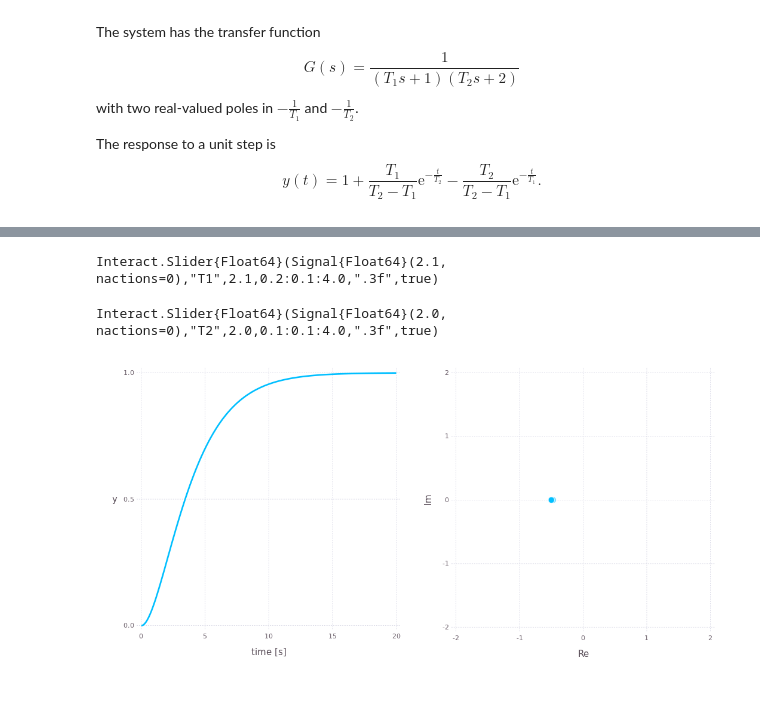
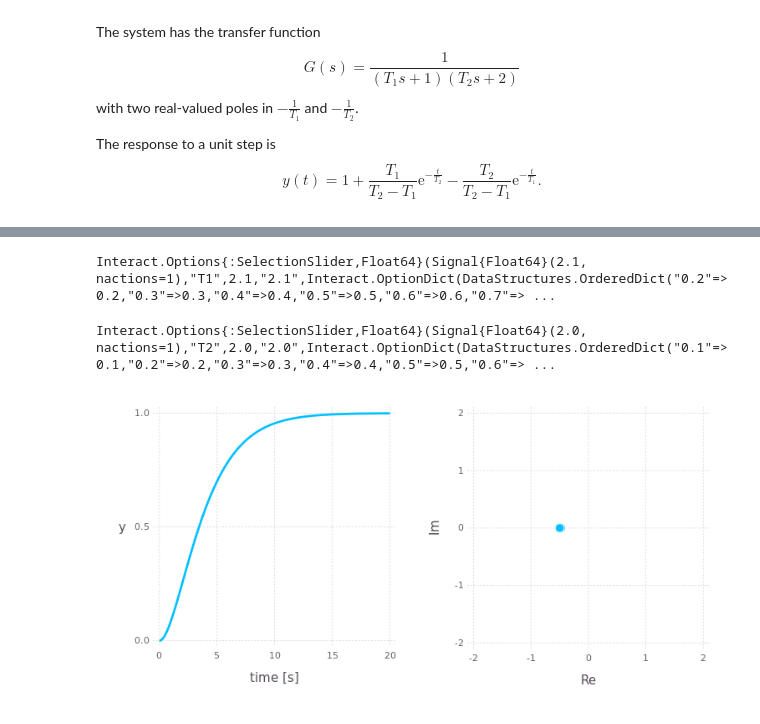
Before and after one commit to alfkjartan/ingenieria-de-control, a Jupyter notebook: notebooks/Second-order-step-response-overdamped.ipynb, the cells around one changed output, grey strips where cells are left out. Cells and saved outputs as stored; diff of their text form; code cells hidden in the pictures.

```diff
--- a/notebooks/Second-order-step-response-overdamped.ipynb
+++ b/notebooks/Second-order-step-response-overdamped.ipynb
@@ -30,24 +33,24 @@ before the new definition.
 # %%
-set_default_plot_size(28cm, 14cm)
+set_default_plot_size(20cm, 10cm)
 
 N = 1200; # Number of samples
 
 t = collect(linspace(0, 20, N)); # 60 values per second
 
 # The input step
 u = ones(N);
 
 @manipulate for T1 in 0.2:0.1:4.0, T2 in 0.1:0.1:4.0
     G = minreal(zpk([], [-1/T1, -1/T2], 1/T1/T2));
     yr, t_out, x = lsim(G, u, t);
     stp = plot(x=t, y=yr, Geom.line, Guide.xlabel("time [s]"), Guide.ylabel("y"), style(line_width=2pt))
     pp = plot(x = [-1/T1, -1/T2], y=[0,0], Geom.point, style(default_point_size=4pt),
     Guide.xlabel("Re"), Guide.ylabel("Im"),
     Coord.cartesian(xmin=-2, xmax=2, ymin=-2, ymax=2, aspect_ratio=1))
     fig1 = hstack(stp, pp)
 
 end
 # %% [output]
-Interact.Slider{Float64}(Signal{Float64}(2.1, nactions=0),"T1",2.1,0.2:0.1:4.0,".3f",true)
+Interact.Options{:SelectionSlider,Float64}(Signal{Float64}(2.1, nactions=1),"T1",2.1,"2.1",Interact.OptionDict(DataStructures.OrderedDict("0.2"=>0.2,"0.3"=>0.3,"0.4"=>0.4,"0.5"=>0.5,"0.6"=>0.6,"0.7"=> ...
-Interact.Slider{Float64}(Signal{Float64}(2.0, nactions=0),"T2",2.0,0.1:0.1:4.0,".3f",true)
+Interact.Options{:SelectionSlider,Float64}(Signal{Float64}(2.0, nactions=1),"T2",2.0,"2.0",Interact.OptionDict(DataStructures.OrderedDict("0.1"=>0.1,"0.2"=>0.2,"0.3"=>0.3,"0.4"=>0.4,"0.5"=>0.5,"0.6"=> ...
-[figure, old version]
+[figure, new version]
```
Also changed, not shown: parts of 1 cell of this notebook, 11 other files.
